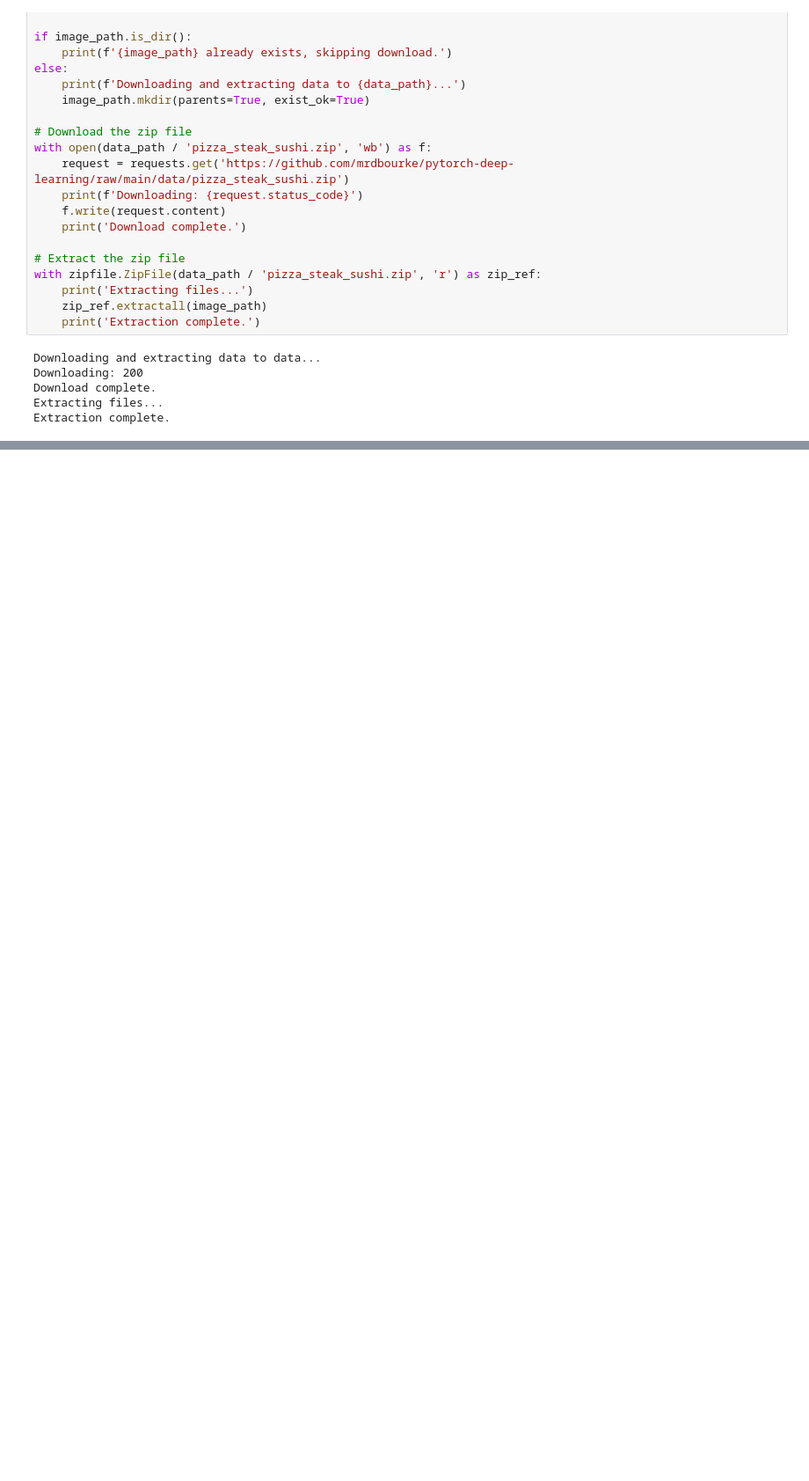
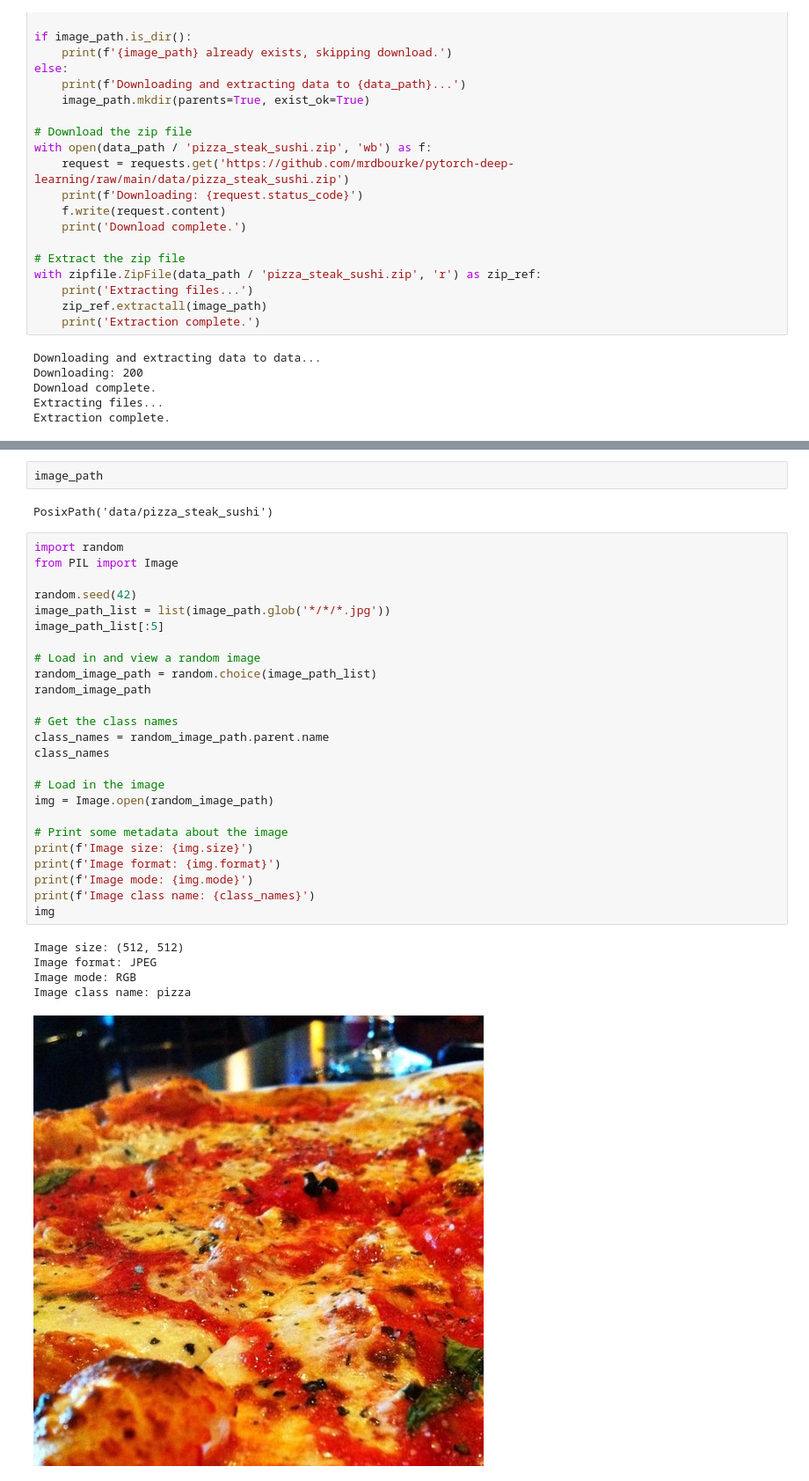
Before and after one commit to McLight-Note/AI-self-study, a Jupyter notebook: Project_13_PyTorch/Custom_datasets.ipynb, the cells around one changed output, grey strips where cells are left out. Shown at 88% size. Saved outputs shown, nothing was run; the diff lists cells and outputs as text; blank space fills up the shorter version.

```diff
--- a/Project_13_PyTorch/Custom_datasets.ipynb
+++ b/Project_13_PyTorch/Custom_datasets.ipynb
@@ -44,0 +91,35 @@ Extraction complete.
+# %%
+image_path
+# %% [output]
+PosixPath('data/pizza_steak_sushi')
+# %%
+import random
+from PIL import Image
+
+random.seed(42)
+image_path_list = list(image_path.glob('*/*/*.jpg'))
+image_path_list[:5]
+
+# Load in and view a random image
+random_image_path = random.choice(image_path_list)
+random_image_path
+
+# Get the class names
+class_names = random_image_path.parent.name
+class_names
+
+# Load in the image
+img = Image.open(random_image_path)
+
+# Print some metadata about the image
+print(f'Image size: {img.size}')
+print(f'Image format: {img.format}')
+print(f'Image mode: {img.mode}')
+print(f'Image class name: {class_names}')
+img
+# %% [output]
+Image size: (512, 512)
+Image format: JPEG
+Image mode: RGB
+Image class name: pizza
+[figure, added]
```
Also changed, not shown: parts of 8 cells of this notebook, 2 other files.
